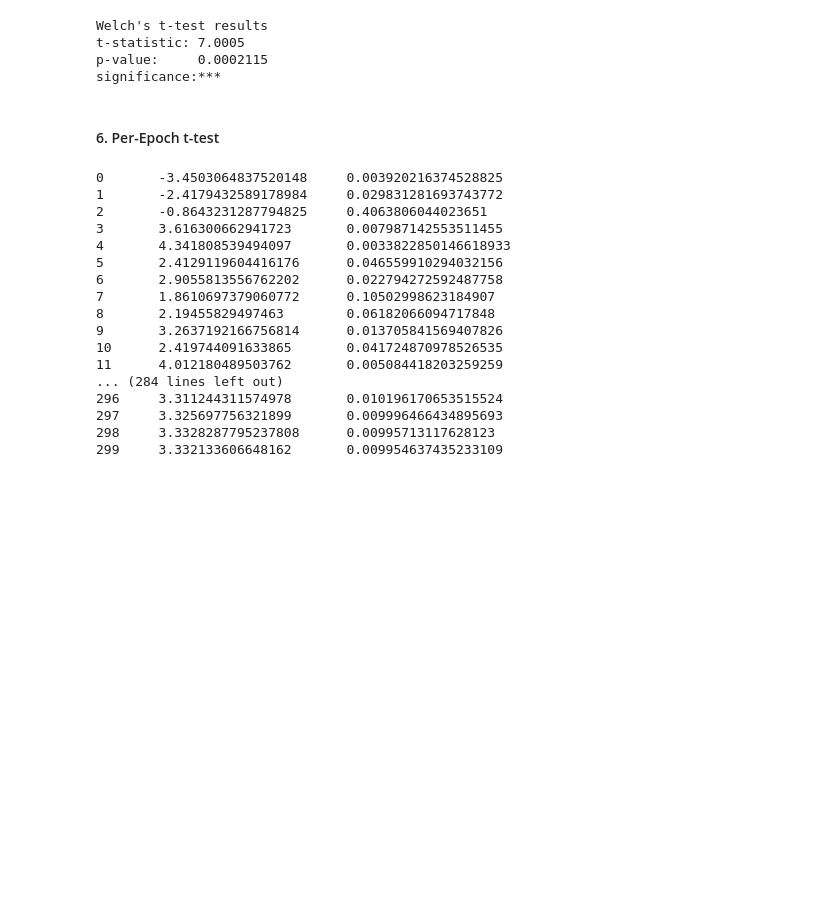
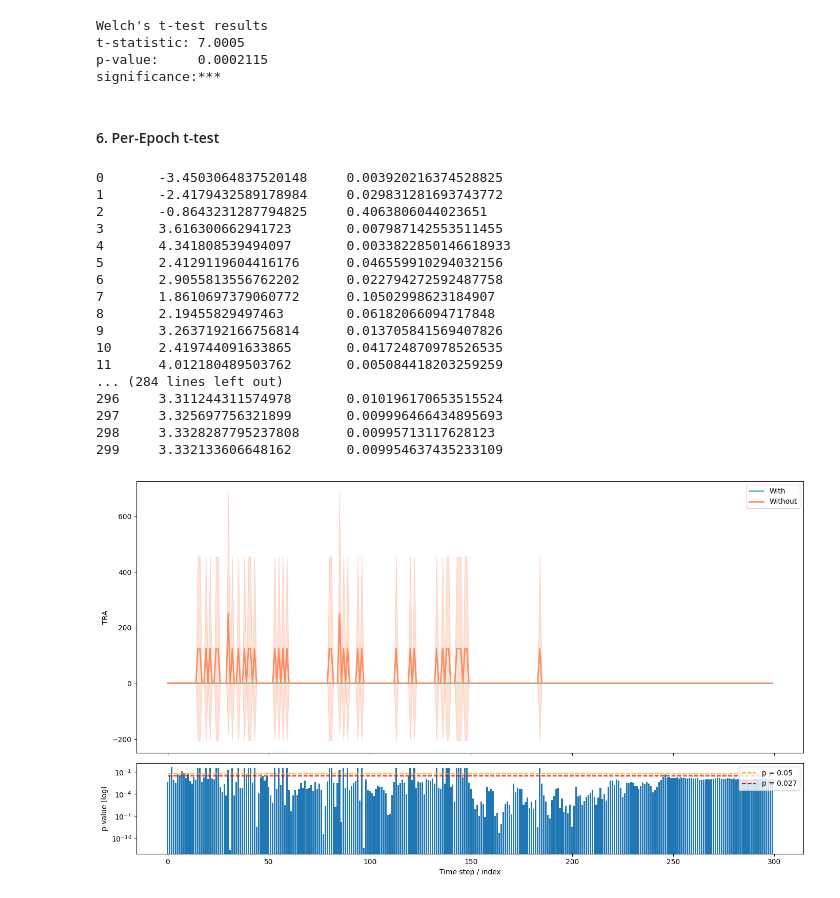
Before and after one commit to cdalinghaus-mthesis/figures, a Jupyter notebook: embedding_effects/stats_dic.ipynb, the cells around one changed output. Drawn from its saved outputs; the diff is of its cells as text; code cells hidden in the pictures; blank space fills up the shorter version.

Commit message:
Add initial draft for significance plots

```diff
--- a/embedding_effects/stats_dic.ipynb
+++ b/embedding_effects/stats_dic.ipynb
@@ -257,3 +257,94 @@ for idx in range(300):
 297     3.325697756321899       0.009996466434895693
 298     3.3328287795237808      0.00995713117628123
 299     3.332133606648162       0.009954637435233109
+# %%
+import os
+import numpy as np
+import pandas as pd
+import matplotlib.pyplot as plt
+import matplotlib as mpl
+from scipy import stats
+
+# -------------------------
+# 1) Load your runs (WITH / WITHOUT)
+# -------------------------
+withs = []
+for fname in sorted(os.listdir(f"effects/{DATASET}/with/")):
+    df = pd.read_csv(f"effects/{DATASET}/with/{fname}")
+    withs.append(df["TRA"].to_numpy())
+
+withouts = []
+for fname in sorted(os.listdir(f"effects/{DATASET}/without/")):
+    df = pd.read_csv(f"effects/{DATASET}/without/{fname}")
+    withouts.append(df["TRA"].to_numpy())
+
+# Ensure all runs have the same length (truncate to min length if not)
+minlen = min(min(map(len, withs)), min(map(len, withouts)))
+withs = np.stack([x[:minlen] for x in withs], axis=0)       # shape: (n_runs, T)
+withouts = np.stack([x[:minlen] for x in withouts], axis=0) # shape: (n_runs, T)
+
+# -------------------------
+# 2) Plot helper: mean ± std shading
+# -------------------------
+cmap = mpl.colormaps["Set2"]
+ca, cb = cmap(0), cmap(1)
+
+def plot_mean_shaded(ax, arr2d, color, label):
+    """
+    arr2d: shape (n_runs, T)
+    """
+    mean = arr2d.mean(axis=0)
+    std  = arr2d.std(axis=0, ddof=0)
+    x = np.arange(arr2d.shape[1])
+
+    ax.plot(x, mean, color=color, label=label, linewidth=2)
+    ax.fill_between(x, mean - std, mean + std, color=color, alpha=0.25)
+
+# -------------------------
+# 3) Compute per-index p-values (Welch by default; set equal_var=True for Student)
+# -------------------------
+pvals = np.empty(minlen, dtype=float)
+tstats = np.empty(minlen, dtype=float)
+
+for idx in range(minlen):
+    w = withs[:, idx]
+    wo = withouts[:, idx]
+    res = stats.ttest_ind(w, wo, equal_var=False, nan_policy="omit")
+    tstats[idx] = res.statistic
+    pvals[idx]  = res.pvalue
+
+x = np.arange(minlen)
+
+# -------------------------
+# 4) Build the combined figure (top: means; bottom: significance)
+# -------------------------
+fig, (ax_top, ax_bottom) = plt.subplots(
+    2, 1, figsize=(14, 8),
+    sharex=True,
+    gridspec_kw={"height_ratios": [3, 1]}
+)
+
+# --- TOP ---
+plot_mean_shaded(ax_top, withs, ca, "With")
+plot_mean_shaded(ax_top, withouts, cb, "Without")
+ax_top.set_ylabel("TRA")  # or "Score" / your metric name
+# Optional: uncomment if you want the same y-limits as your example
+# ax_top.set_ylim(0.90, 1.0)
+ax_top.legend(loc="best")
+
+# --- BOTTOM ---
+ax_bottom.bar(x, pvals)
+ax_bottom.set_yscale("log")
+ax_bottom.set_ylabel("p-value (log)")
+ax_bottom.set_xlabel("Time step / index")
+
+# threshold lines
+ax_bottom.hlines(0.05, x.min(), x.max(), color="orange", linestyle="--", label="p = 0.05")
+ax_bottom.hlines(0.027, x.min(), x.max(), color="red", linestyle="--", label="p = 0.027")
+ax_bottom.legend(loc="upper right")
+
+fig.tight_layout()
+plt.savefig("with_without_plus_significance.pdf", bbox_inches="tight")
+plt.show()
+# %% [output]
+[figure, added]
```
